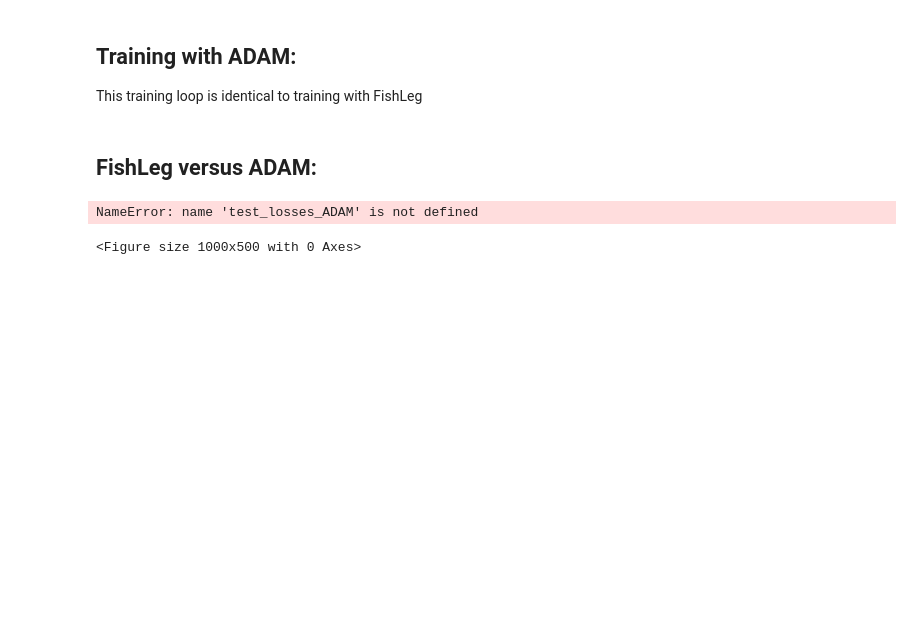
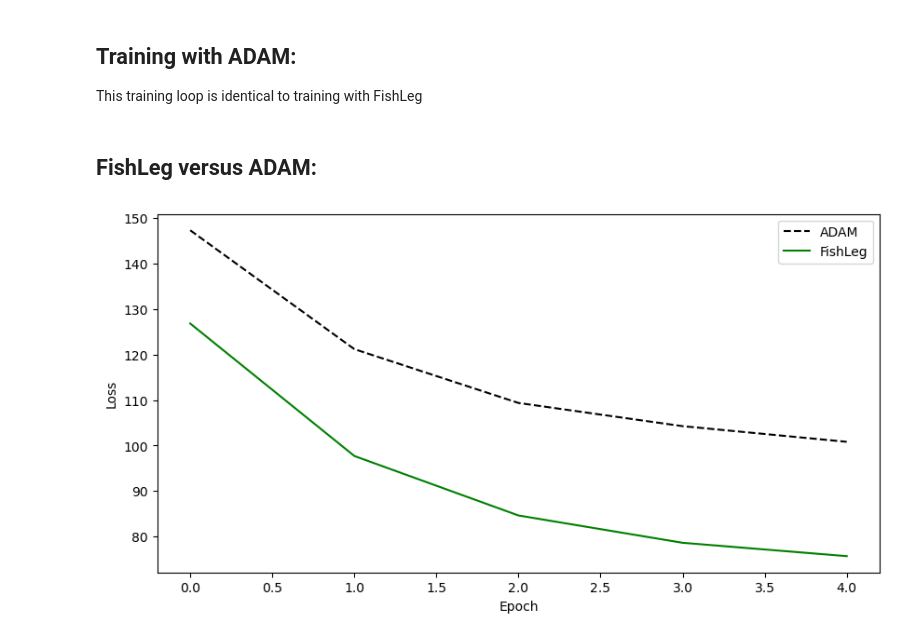
Before and after one commit to mtkresearch/FishLeg, a Jupyter notebook: examples/MNIST_autoencoder.ipynb, the cells around one changed output. Saved outputs shown, nothing was run; the diff lists cells and outputs as text; code cells hidden in the pictures; blank space fills up the shorter version.

```diff
--- a/examples/MNIST_autoencoder.ipynb
+++ b/examples/MNIST_autoencoder.ipynb
@@ -191,7 +191,7 @@ opt = FishLeg(
 
 This training loop is identical to training with ADAM
 # %%
-epochs = 10
+epochs = 5
 
 st = time.time()
 eval_time = 0
@@ -286,7 +284,7 @@ writer = SummaryWriter(
 
 This training loop is identical to training with FishLeg
 # %%
-epochs = 10
+epochs = 5
 
 st = time.time()
 eval_time = 0
@@ -356,16 +354,13 @@ for epoch in range(1, epochs + 1):
 # %%
 plt.figure(figsize=(10, 5))
 
 plt.plot(test_losses_ADAM, 'k--',label="ADAM")
 plt.plot(test_losses_FishLeg, 'g',label="FishLeg")
 
 plt.xlabel("Epoch")
 plt.ylabel("Loss")
 
 plt.legend()
 plt.show()
-
-plt.imshow(np.array(test_dataset.__getitem__(0)).reshape(28,28), cmap='gray')
 # %% [output]
-NameError: name 'test_losses_ADAM' is not defined
-<Figure size 1000x500 with 0 Axes>
+[figure, added]
```
Also changed, not shown: parts of 4 cells of this notebook.
